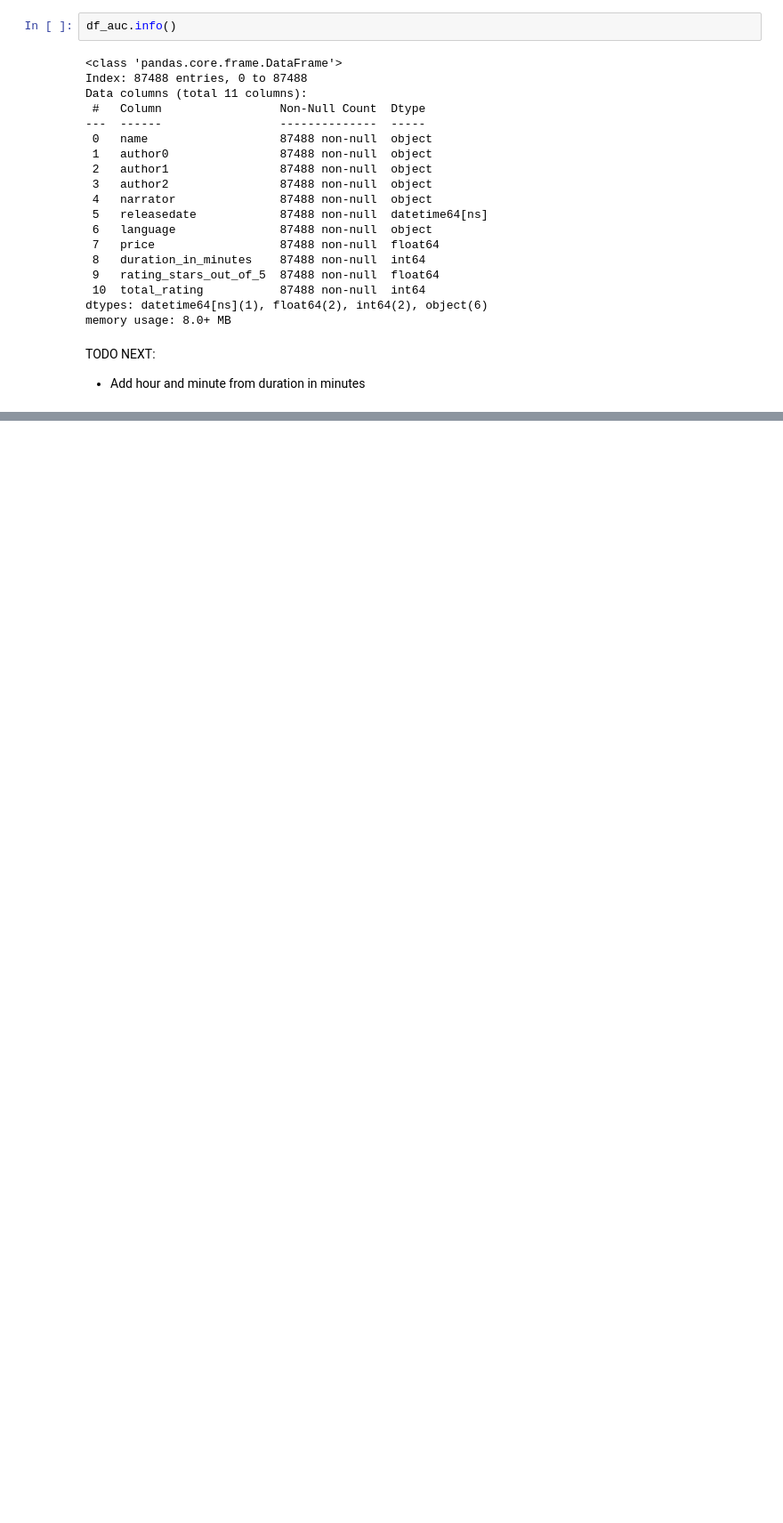
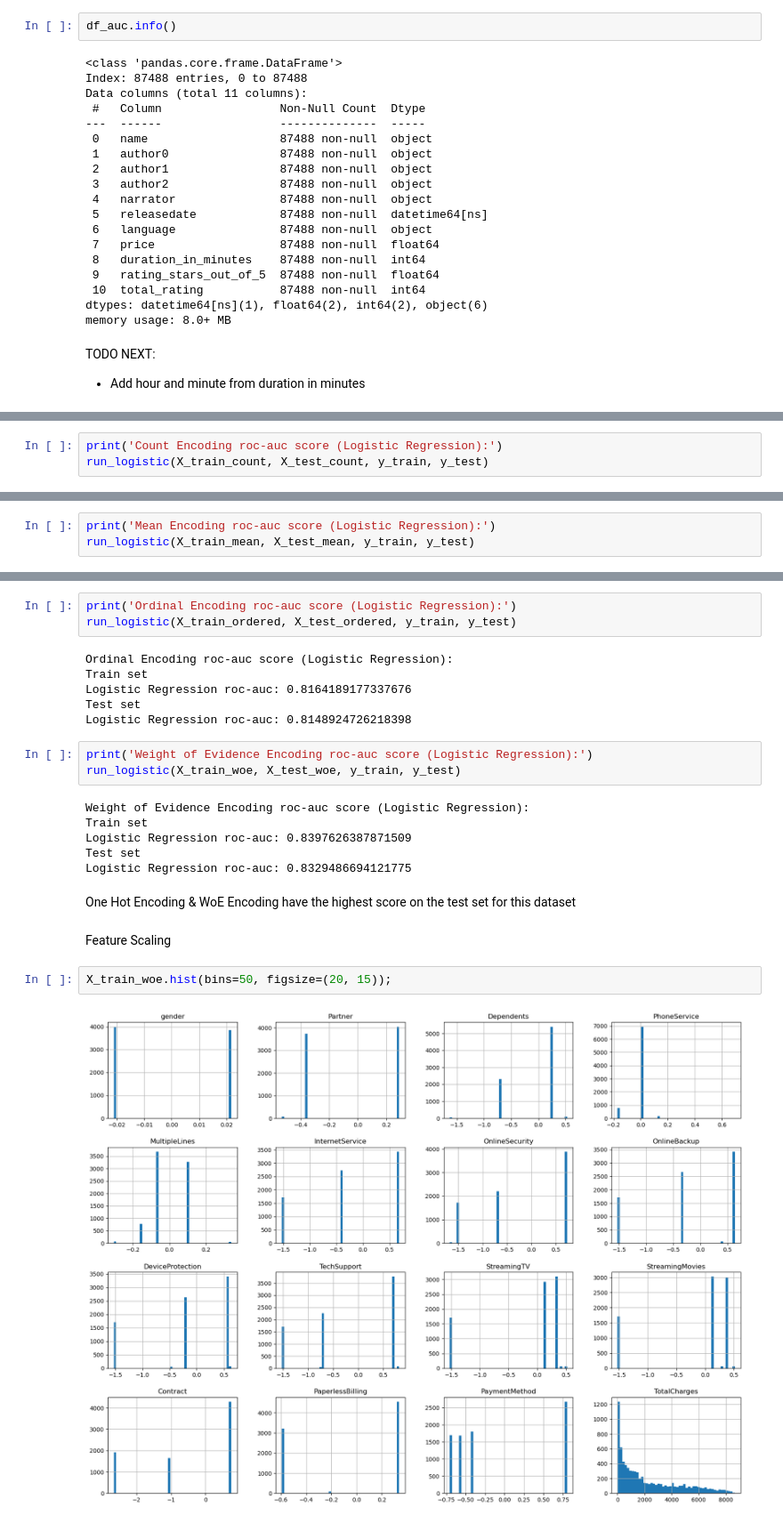
Before and after one commit to Ardavaa/week3, a Jupyter notebook: main.ipynb, the cells around one changed output, grey strips where cells are left out. Shown: that part at 89% size. Cells and saved outputs as stored; diff of their text form; blank space fills up the shorter version.

```diff
--- a/main.ipynb
+++ b/main.ipynb
@@ -501,0 +832,3 @@ dtype: int64
+# %%
+print('Count Encoding roc-auc score (Logistic Regression):')
+run_logistic(X_train_count, X_test_count, y_train, y_test)
@@ -501,0 +841,3 @@ dtype: int64
+# %%
+print('Mean Encoding roc-auc score (Logistic Regression):')
+run_logistic(X_train_mean, X_test_mean, y_train, y_test)
@@ -501,0 +850,26 @@ dtype: int64
+# %%
+print('Ordinal Encoding roc-auc score (Logistic Regression):')
+run_logistic(X_train_ordered, X_test_ordered, y_train, y_test)
+# %% [output]
+Ordinal Encoding roc-auc score (Logistic Regression):
+Train set
+Logistic Regression roc-auc: 0.8164189177337676
+Test set
+Logistic Regression roc-auc: 0.8148924726218398
+# %%
+print('Weight of Evidence Encoding roc-auc score (Logistic Regression):')
+run_logistic(X_train_woe, X_test_woe, y_train, y_test)
+# %% [output]
+Weight of Evidence Encoding roc-auc score (Logistic Regression):
+Train set
+Logistic Regression roc-auc: 0.8397626387871509
+Test set
+Logistic Regression roc-auc: 0.8329486694121775
+# %% [markdown]
+One Hot Encoding & WoE Encoding have the highest score on the test set for this dataset
+# %% [markdown]
+Feature Scaling
+# %%
+X_train_woe.hist(bins=50, figsize=(20, 15));
+# %% [output]
+[figure, added]
```
Also changed, not shown: parts of 43 cells of this notebook, 2 other files.
